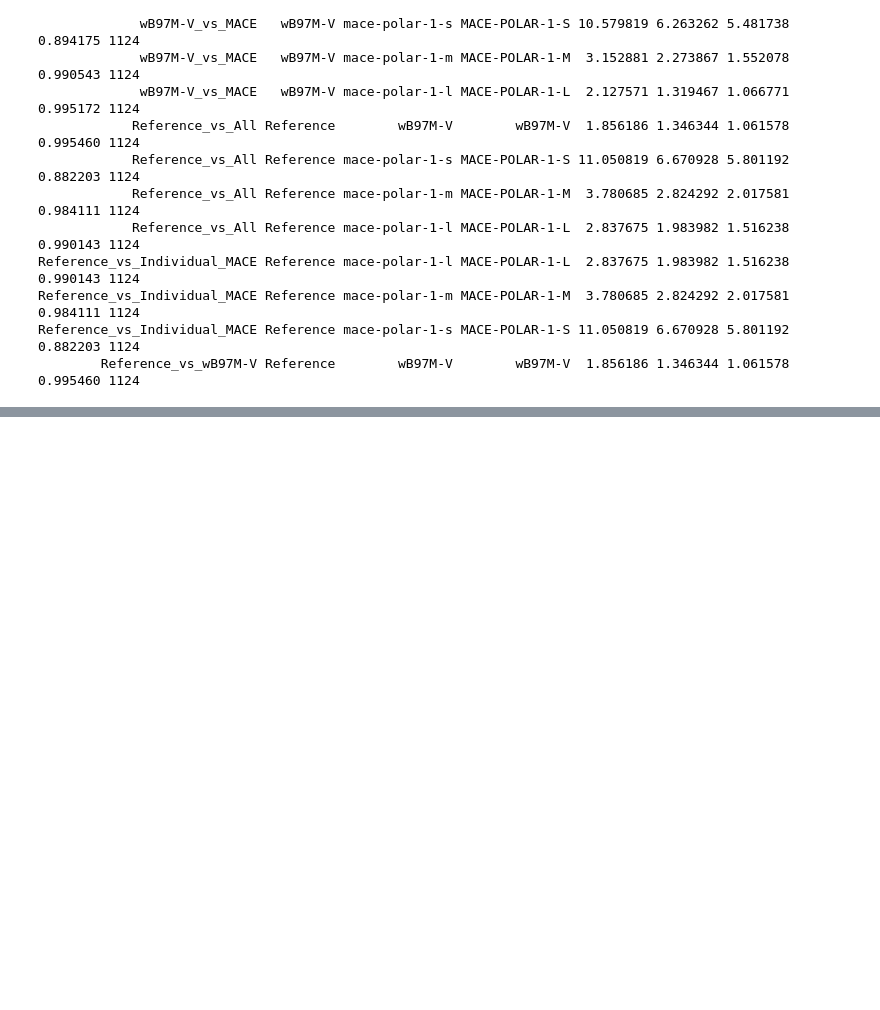
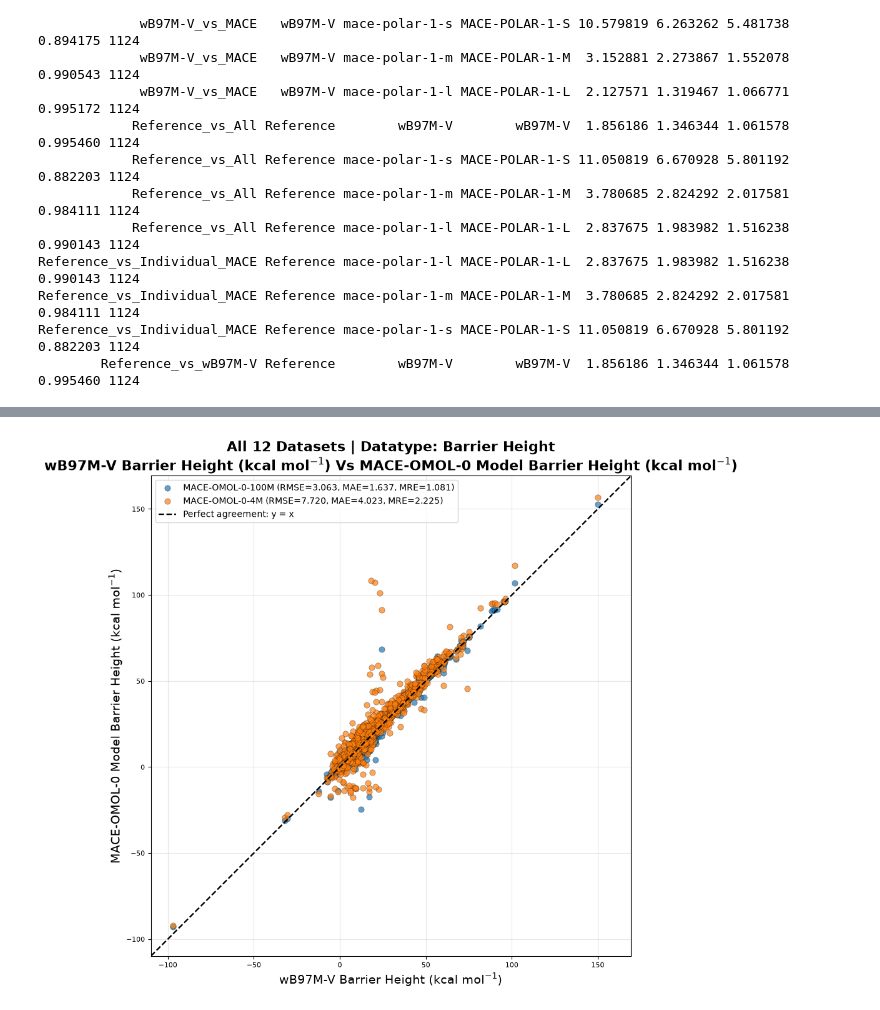
Before and after one commit to ar19schem-del/Accurate-Prediction-of-Molecular-Properties-with-Polarisable-MACE, a Jupyter notebook: Analysis/Barrier Height Datatype_MACE POLAR_Calculations.ipynb, the cells around one changed output, grey strips where cells are left out. Saved outputs shown, nothing was run; the diff lists cells and outputs as text; code cells hidden in the pictures; blank space fills up the shorter version.

Commit message:
Extend the analysis to another MACE Foundation  models

```diff
--- a/Analysis/Barrier Height Datatype_MACE POLAR_Calculations.ipynb
+++ b/Analysis/Barrier Height Datatype_MACE POLAR_Calculations.ipynb
@@ -897,0 +2542,89 @@ Reference_vs_Individual_MACE Reference mace-polar-1-s MACE-POLAR-1-S 11.050819 6
+# %%
+# CELL 2 — All Barrier Height correlation plots
+
+import matplotlib.pyplot as plt
+import numpy as np
+
+PLOT_DIR = OUT/"Correlation_Plots"
+PLOT_DIR.mkdir(exist_ok=True)
+
+UNIT = r"kcal mol$^{-1}$"
+NSETS = results_df["Dataset"].nunique()
+
+def make_plot(xcol, ycols, filename, xlabel, ylabel, title, figsize=(12, 9)):
+    fig, ax = plt.subplots(figsize=figsize)
+    arrays = [results_df[xcol]]
+
+    for ycol in ycols:
+        s = metrics(xcol, ycol)
+        ax.scatter(
+            results_df[xcol], results_df[ycol],
+            s=45, alpha=0.7, edgecolors="black", linewidths=0.3,
+            label=f"{ycol} (RMSE={s['RMSE']:.3f}, MAE={s['MAE']:.3f}, MRE={s['MRE']:.3f})"
+        )
+        arrays.append(results_df[ycol])
+
+    values = np.concatenate([np.asarray(a.dropna()) for a in arrays])
+    lo, hi = values.min(), values.max()
+    pad = 0.05 * (hi - lo)
+
+    ax.plot(
+        [lo-pad, hi+pad], [lo-pad, hi+pad],
+        "k--", lw=1.7, label="Perfect agreement: y = x"
+    )
+    ax.set_xlim(lo-pad, hi+pad)
+    ax.set_ylim(lo-pad, hi+pad)
+    ax.set_aspect("equal", adjustable="box")
+    ax.set_xlabel(xlabel, fontsize=14)
+    ax.set_ylabel(ylabel, fontsize=14)
+    ax.set_title(
+        f"All {NSETS} Datasets | Datatype: {DATATYPE}\n{title}",
+        fontsize=16, fontweight="bold"
+    )
+    ax.grid(alpha=0.3)
+    ax.legend(loc="upper left", fontsize=10)
+    plt.tight_layout()
+    plt.savefig(PLOT_DIR/filename, dpi=300, bbox_inches="tight")
+    plt.show()
+
+# 1 — wB97M-V vs both MACE-OMOL-0 models
+make_plot(
+    "wB97M-V",
+    ["MACE-OMOL-0-100M", "MACE-OMOL-0-4M"],
+    "1_wB97M-V_vs_MACE-OMOL-0.png",
+    f"wB97M-V Barrier Height ({UNIT})",
+    f"MACE-OMOL-0 Model Barrier Height ({UNIT})",
+    f"wB97M-V Barrier Height ({UNIT}) Vs MACE-OMOL-0 Model Barrier Height ({UNIT})"
+)
+
+# 2 — Reference vs all required models
+make_plot(
+    "Reference",
+    ["wB97M-V", "MACE-OMOL-0-100M", "MACE-OMOL-0-4M"],
+    "2_Reference_vs_All_Models.png",
+    f"Reference Barrier Height ({UNIT})",
+    f"Model Barrier Height ({UNIT})",
+    f"Reference Barrier Height ({UNIT}) Vs Model Barrier Height ({UNIT})"
+)
+
+# 3–5 — Individual Reference correlations
+single_plots = [
+    ("MACE-OMOL-0-100M", "3_Reference_vs_MACE-OMOL-0-100M.png"),
+    ("MACE-OMOL-0-4M",   "4_Reference_vs_MACE-OMOL-0-4M.png"),
+    ("wB97M-V",           "5_Reference_vs_wB97M-V.png")
+]
+
+for model, filename in single_plots:
+    make_plot(
+        "Reference",
+        [model],
+        filename,
+        f"Reference Barrier Height ({UNIT})",
+        f"Model Barrier Height ({UNIT})",
+        f"Reference Barrier Height ({UNIT}) Vs {model} Barrier Height ({UNIT})",
+        figsize=(10, 8)
+    )
+
+print(f"All plots saved in: {PLOT_DIR}")
+# %% [output]
+[figure, added]
```
Also changed, not shown: parts of 9 cells of this notebook, 53 other files.
